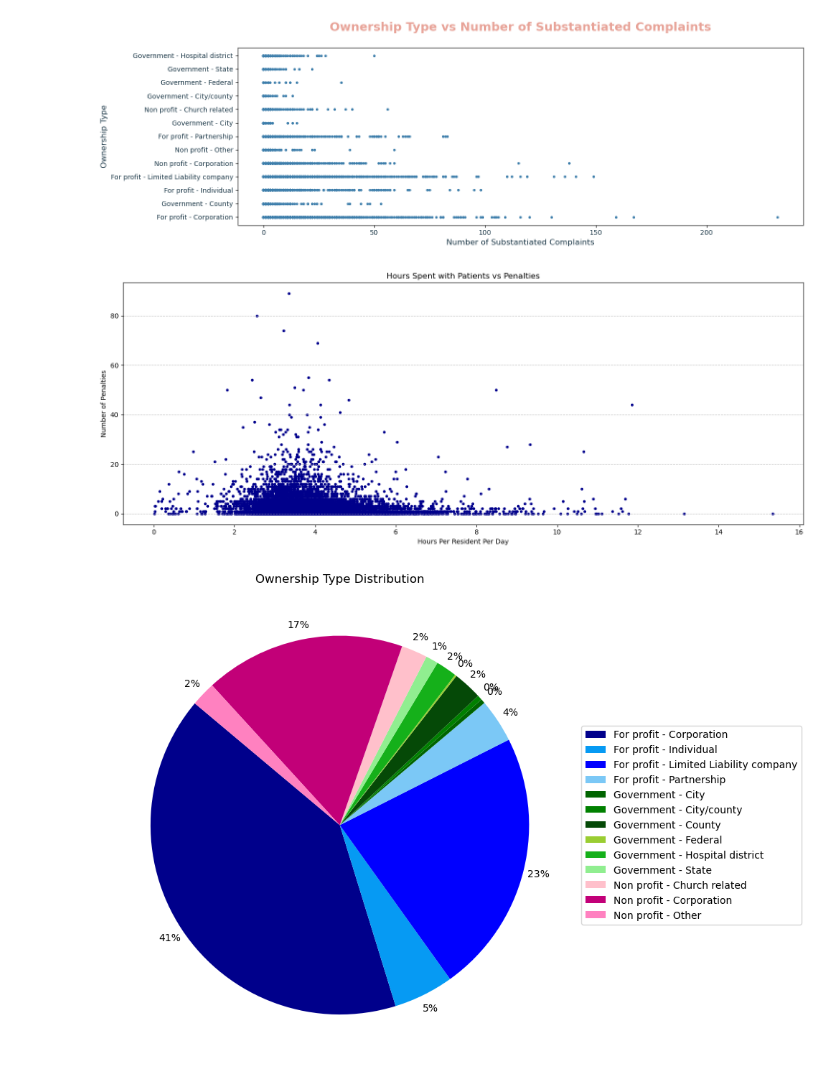
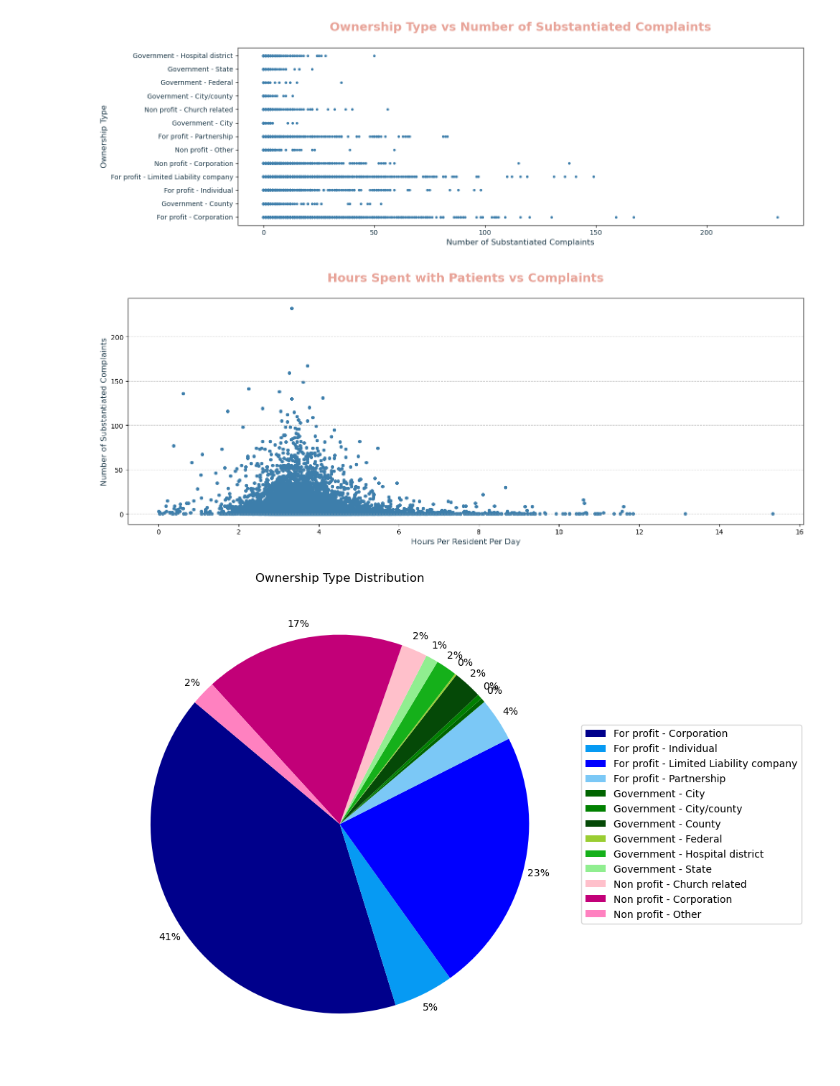
Before and after one commit to mcscodes/Project-1-Data-Visualization, a Jupyter notebook: NursingHomeDataVisualization.ipynb, the cells around one changed output. Drawn from its saved outputs; the diff is of its cells as text; code cells hidden in the pictures.

```diff
--- a/NursingHomeDataVisualization.ipynb
+++ b/NursingHomeDataVisualization.ipynb
@@ -1259,24 +1259,20 @@ plt.show()
 [figure]
 # %%
 xaxis_state2 = nursinghomedata['Reported Total Nurse Staffing Hours per Resident per Day']
-yaxis_numberper = nursinghomedata['Total Number of Penalties']
-
+yaxis_numberper = nursinghomedata["Number of Substantiated Complaints"]
 plt.figure(figsize=(15, 6))
-plt.scatter(xaxis_state2, yaxis_numberper, s=10, color='darkblue')
-plt.xlabel('Hours Per Resident Per Day')
-plt.ylabel('Number of Penalties')
-plt.title('Hours Spent with Patients vs Penalties')
-
+plt.scatter(xaxis_state2, yaxis_numberper, s=18, color=('#3D7EAB'))
+plt.xlabel('Hours Per Resident Per Day', color=('#1B3747'), fontsize=12)
+plt.ylabel('Number of Substantiated Complaints', color=('#1B3747'), fontsize=12)
+plt.title('Hours Spent with Patients vs Complaints', pad=25, color=('#E8A398'), fontsize=18, fontweight='bold')
+plt.tight_layout()
 plt.grid(axis='y', linestyle='--', alpha=0.7)
-
 # Save image to folder
 plt.savefig(os.path.join(highresfolder, 'scatter_Hours Spent with Patients vs Penalties.png'))
-
-
 plt.tight_layout()
 plt.show()
 # %% [output]
-[figure, old version]
+[figure, new version]
 # %%
 ownership_counts = nursinghomedata['Ownership Type'].value_counts()
 ownership_counts_sorted = ownership_counts.sort_values(ascending=False).sort_index()
```
Also changed, not shown: parts of 7 cells of this notebook.
